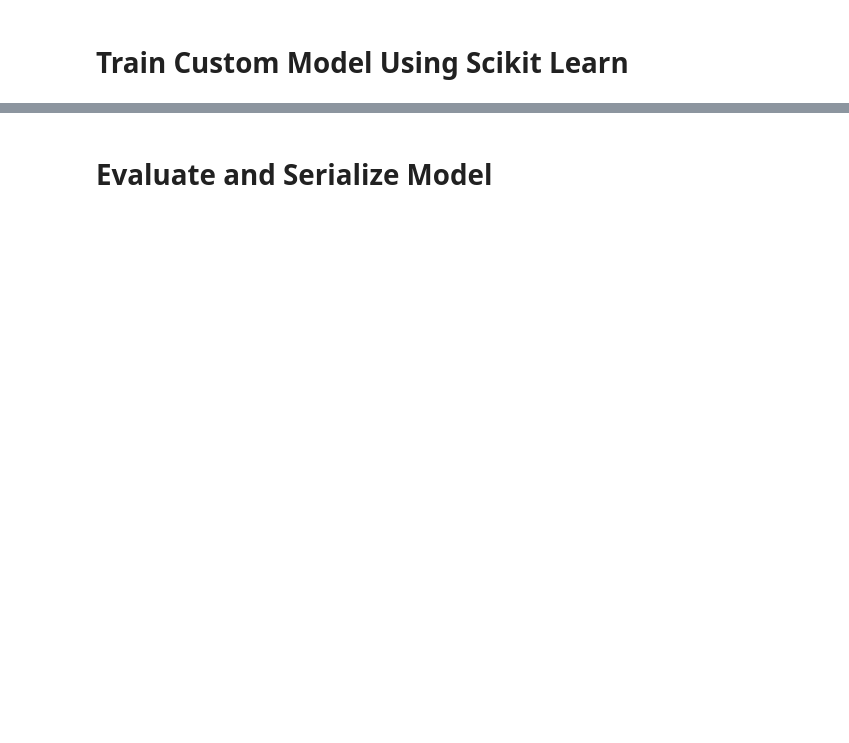
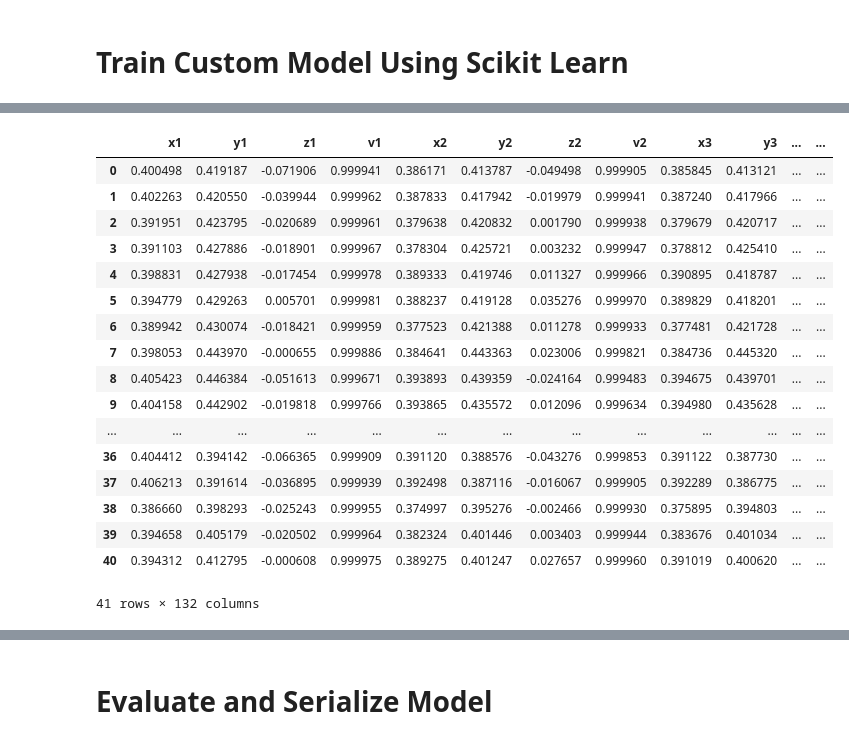
Before and after one commit to eduardferre/eGym-ML_Testing, a Jupyter notebook: py_mediapipe_approach/deadlift.ipynb, the cells around one changed output, grey strips where cells are left out. Drawn from its saved outputs; the diff is of its cells as text; code cells hidden in the pictures; blank space fills up the shorter version.

```diff
--- a/py_mediapipe_approach/deadlift.ipynb
+++ b/py_mediapipe_approach/deadlift.ipynb
@@ -229,6 +212,27 @@ df[df['class'] == 'up']
 # %%
 x = df.drop('class', axis=1)
 y = df['class']
+# %%
+x
+# %% [output]
+|  | x1 | y1 | z1 | v1 | x2 | y2 | z2 | v2 | x3 | y3 | ... | ... |
+| 0 | 0.400498 | 0.419187 | -0.071906 | 0.999941 | 0.386171 | 0.413787 | -0.049498 | 0.999905 | 0.385845 | 0.413121 | ... | ... |
+| 1 | 0.402263 | 0.420550 | -0.039944 | 0.999962 | 0.387833 | 0.417942 | -0.019979 | 0.999941 | 0.387240 | 0.417966 | ... | ... |
+| 2 | 0.391951 | 0.423795 | -0.020689 | 0.999961 | 0.379638 | 0.420832 | 0.001790 | 0.999938 | 0.379679 | 0.420717 | ... | ... |
+| 3 | 0.391103 | 0.427886 | -0.018901 | 0.999967 | 0.378304 | 0.425721 | 0.003232 | 0.999947 | 0.378812 | 0.425410 | ... | ... |
+| 4 | 0.398831 | 0.427938 | -0.017454 | 0.999978 | 0.389333 | 0.419746 | 0.011327 | 0.999966 | 0.390895 | 0.418787 | ... | ... |
+| 5 | 0.394779 | 0.429263 | 0.005701 | 0.999981 | 0.388237 | 0.419128 | 0.035276 | 0.999970 | 0.389829 | 0.418201 | ... | ... |
+| 6 | 0.389942 | 0.430074 | -0.018421 | 0.999959 | 0.377523 | 0.421388 | 0.011278 | 0.999933 | 0.377481 | 0.421728 | ... | ... |
+| 7 | 0.398053 | 0.443970 | -0.000655 | 0.999886 | 0.384641 | 0.443363 | 0.023006 | 0.999821 | 0.384736 | 0.445320 | ... | ... |
+| 8 | 0.405423 | 0.446384 | -0.051613 | 0.999671 | 0.393893 | 0.439359 | -0.024164 | 0.999483 | 0.394675 | 0.439701 | ... | ... |
+| 9 | 0.404158 | 0.442902 | -0.019818 | 0.999766 | 0.393865 | 0.435572 | 0.012096 | 0.999634 | 0.394980 | 0.435628 | ... | ... |
+| ... | ... | ... | ... | ... | ... | ... | ... | ... | ... | ... | ... | ... |
+| 36 | 0.404412 | 0.394142 | -0.066365 | 0.999909 | 0.391120 | 0.388576 | -0.043276 | 0.999853 | 0.391122 | 0.387730 | ... | ... |
+| 37 | 0.406213 | 0.391614 | -0.036895 | 0.999939 | 0.392498 | 0.387116 | -0.016067 | 0.999905 | 0.392289 | 0.386775 | ... | ... |
+| 38 | 0.386660 | 0.398293 | -0.025243 | 0.999955 | 0.374997 | 0.395276 | -0.002466 | 0.999930 | 0.375895 | 0.394803 | ... | ... |
+| 39 | 0.394658 | 0.405179 | -0.020502 | 0.999964 | 0.382324 | 0.401446 | 0.003403 | 0.999944 | 0.383676 | 0.401034 | ... | ... |
+| 40 | 0.394312 | 0.412795 | -0.000608 | 0.999975 | 0.389275 | 0.401247 | 0.027657 | 0.999960 | 0.391019 | 0.400620 | ... | ... |
+41 rows × 132 columns
 # %%
 x_train, x_test, y_train, y_test = train_test_split(x, y, test_size=0.3, random_state=1234)
 # %%
```
Also changed, not shown: parts of 16 cells of this notebook, 16 other files.
